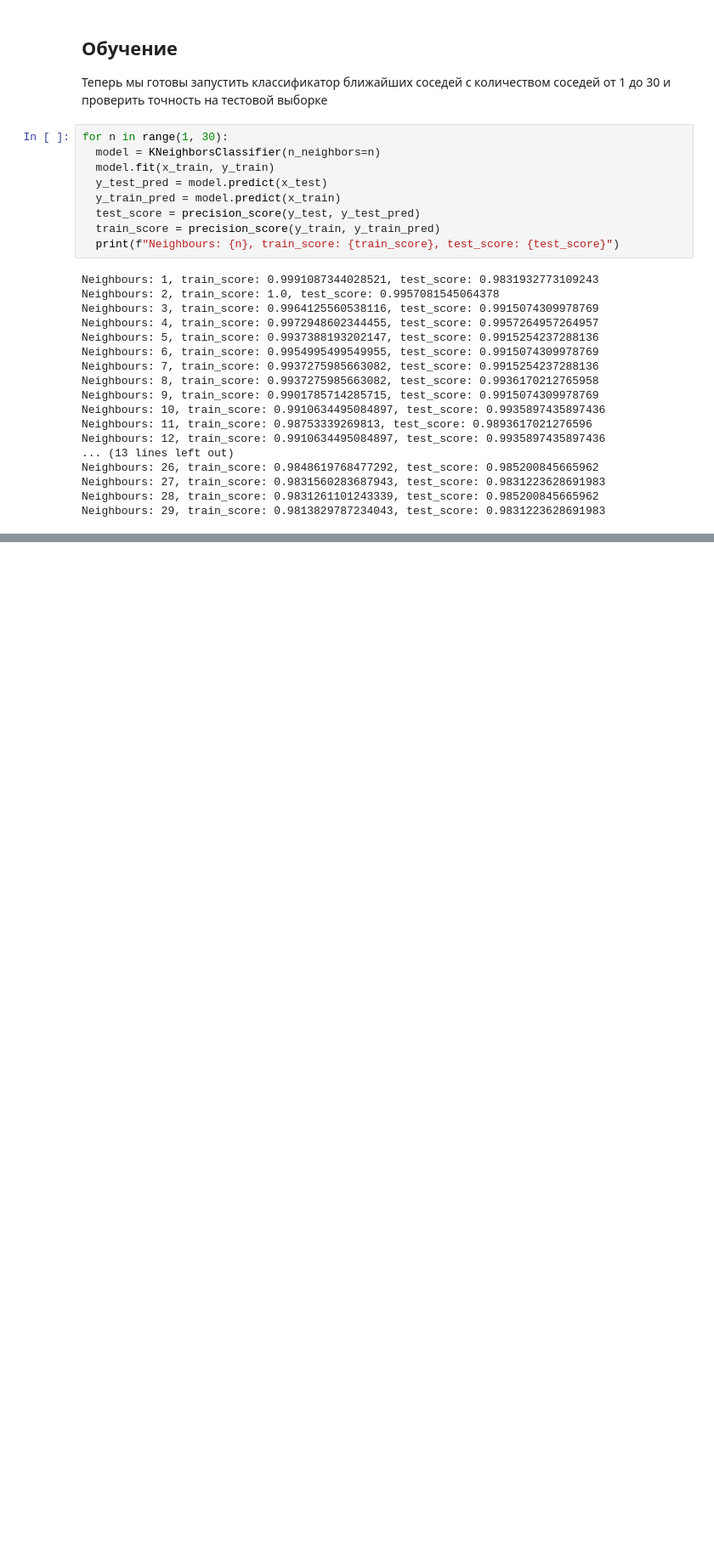
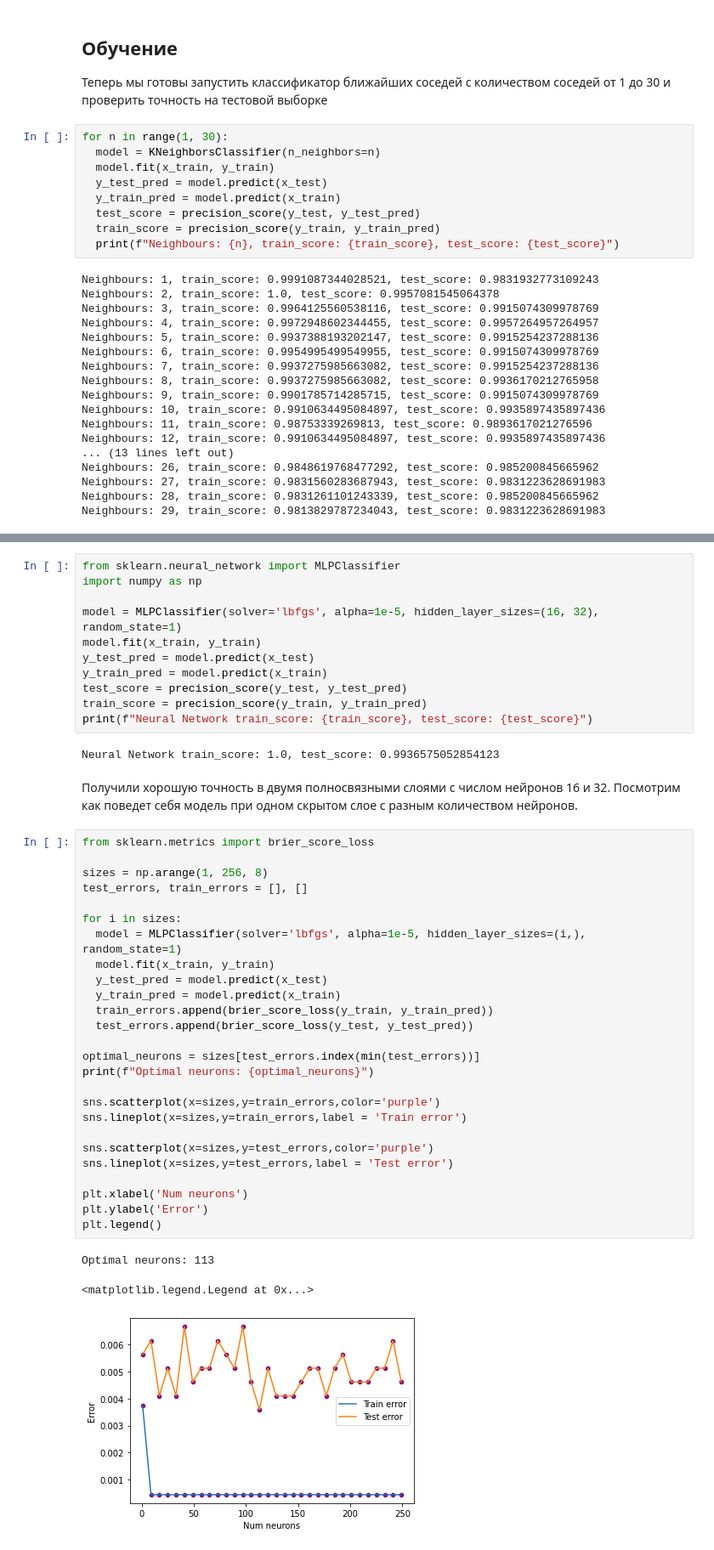
Before and after one commit to AlexeyLebedev1/MachineLearningCourse, a Jupyter notebook: part1.ipynb, the cells around one changed output, grey strips where cells are left out. Shown at 85% size. Saved outputs shown, nothing was run; the diff lists cells and outputs as text; blank space fills up the shorter version.

```diff
--- a/part1.ipynb
+++ b/part1.ipynb
@@ -261,0 +278,45 @@ Neighbours: 29, train_score: 0.9813829787234043, test_score: 0.9831223628691983
+# %%
+from sklearn.neural_network import MLPClassifier
+import numpy as np
+
+model = MLPClassifier(solver='lbfgs', alpha=1e-5, hidden_layer_sizes=(16, 32), random_state=1)
+model.fit(x_train, y_train)
+y_test_pred = model.predict(x_test)
+y_train_pred = model.predict(x_train)
+test_score = precision_score(y_test, y_test_pred)
+train_score = precision_score(y_train, y_train_pred)
+print(f"Neural Network train_score: {train_score}, test_score: {test_score}")
+# %% [output]
+Neural Network train_score: 1.0, test_score: 0.9936575052854123
+# %% [markdown]
+Получили хорошую точность в двумя полносвязными слоями с числом нейронов 16 и 32. Посмотрим как поведет себя модель при одном скрытом слое с разным количеством нейронов.
+# %%
+from sklearn.metrics import brier_score_loss
+
+sizes = np.arange(1, 256, 8)
+test_errors, train_errors = [], []
+
+for i in sizes:
+  model = MLPClassifier(solver='lbfgs', alpha=1e-5, hidden_layer_sizes=(i,), random_state=1)
+  model.fit(x_train, y_train)
+  y_test_pred = model.predict(x_test)
+  y_train_pred = model.predict(x_train)
+  train_errors.append(brier_score_loss(y_train, y_train_pred))
+  test_errors.append(brier_score_loss(y_test, y_test_pred))
+
+optimal_neurons = sizes[test_errors.index(min(test_errors))]
+print(f"Optimal neurons: {optimal_neurons}")
+
+sns.scatterplot(x=sizes,y=train_errors,color='purple')
+sns.lineplot(x=sizes,y=train_errors,label = 'Train error')
+
+sns.scatterplot(x=sizes,y=test_errors,color='purple')
+sns.lineplot(x=sizes,y=test_errors,label = 'Test error')
+
+plt.xlabel('Num neurons')
+plt.ylabel('Error')
+plt.legend()
+# %% [output]
+Optimal neurons: 113
+<matplotlib.legend.Legend at 0x...>
+[figure, added]
```
Also changed, not shown: parts of 10 cells of this notebook.
